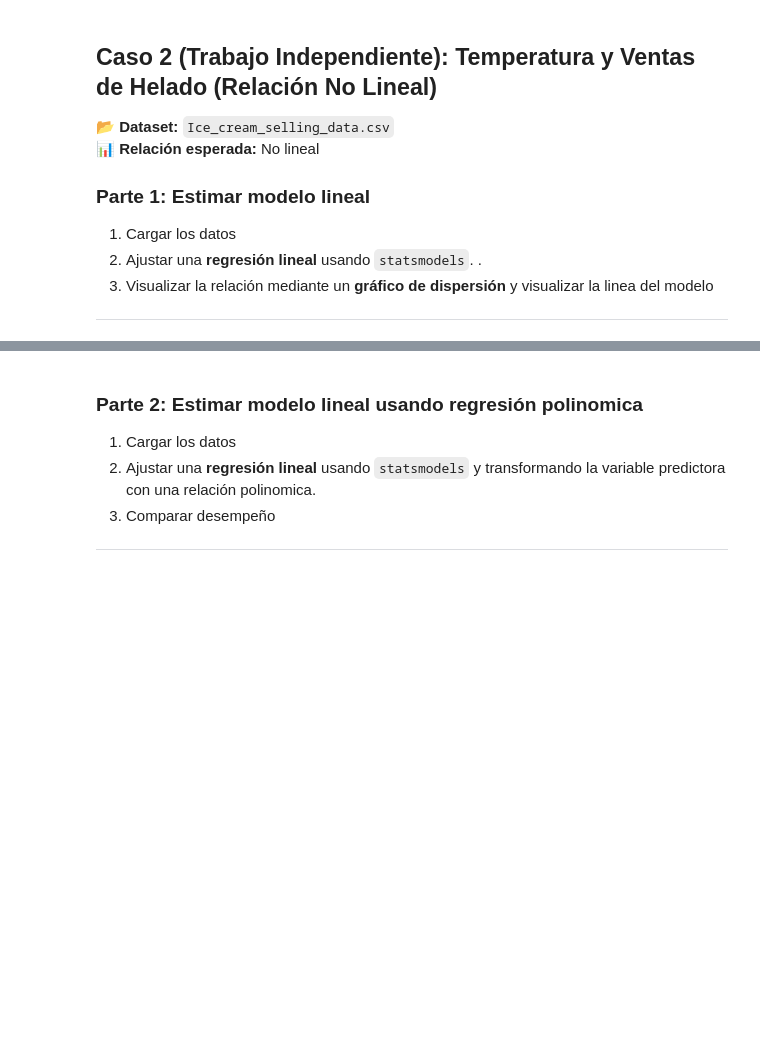
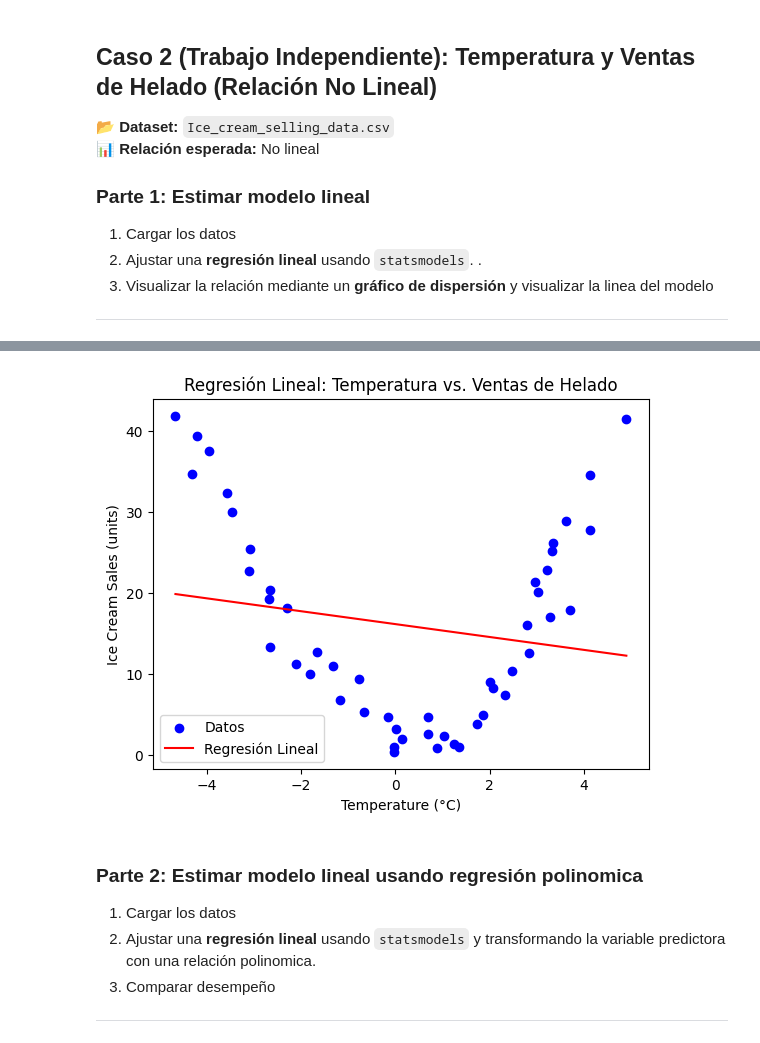
Before and after one commit to rafaelchamorro/MCD-2025, a Jupyter notebook: 2-Sesion3-multiple-polinomial.ipynb, the cells around one changed output, grey strips where cells are left out. Saved outputs shown, nothing was run; the diff lists cells and outputs as text; code cells hidden in the pictures; blank space fills up the shorter version.

```diff
--- a/2-Sesion3-multiple-polinomial.ipynb
+++ b/2-Sesion3-multiple-polinomial.ipynb
@@ -382,7 +386,7 @@ En la gráfica puedes ver la diferencia entre la regresión lineal (línea roja
 📂 **Datos:** : `Advertising.csv`
 # %%
 
-data = pd.read_csv('data/Advertising.csv', index_col=0)
+data = pd.read_csv('Advertising.csv', index_col=0)
 data.head()
 # %% [output]
 |  | TV | Radio | Newspaper | Sales |
@@ -470,3 +474,6 @@ MSE simple:  10.512652915656757
 3. Visualizar la relación mediante un **gráfico de dispersión**  y  visualizar la linea del modelo
 
 ---
+# %%
+ice_cream_df = pd.read_csv('Ice_cream_selling_data.csv')
+display(ice_cream_df.head())
@@ -472,0 +487,13 @@ MSE simple:  10.512652915656757
+# %%
+# Define predictor and target variables
+X_ice = ice_cream_df[["Temperature (°C)"]]
+y_ice = ice_cream_df["Ice Cream Sales (units)"]
+
+# Add a constant to the predictor variable
+X_ice = sm.add_constant(X_ice)
+
+# Fit the linear regression model
+linear_model_ice = sm.OLS(y_ice, X_ice).fit()
+
+# Print the model summary
+print(linear_model_ice.summary())
@@ -473,3 +518,14 @@ MSE simple:  10.512652915656757
+# %%
+# Visualize the data and the linear regression line
+plt.scatter(ice_cream_df["Temperature (°C)"], ice_cream_df["Ice Cream Sales (units)"], color='blue', label='Datos')
+plt.plot(ice_cream_df["Temperature (°C)"], linear_model_ice.predict(X_ice), color='red', label='Regresión Lineal')
+plt.xlabel("Temperature (°C)")
+plt.ylabel("Ice Cream Sales (units)")
+plt.title("Regresión Lineal: Temperatura vs. Ventas de Helado")
+plt.legend()
+plt.show()
+# %% [output]
+[figure, added]
 # %% [markdown]
 ### **Parte 2: Estimar modelo lineal usando regresión polinomica**
 1. Cargar los datos
```
Also changed, not shown: parts of 17 cells of this notebook.
